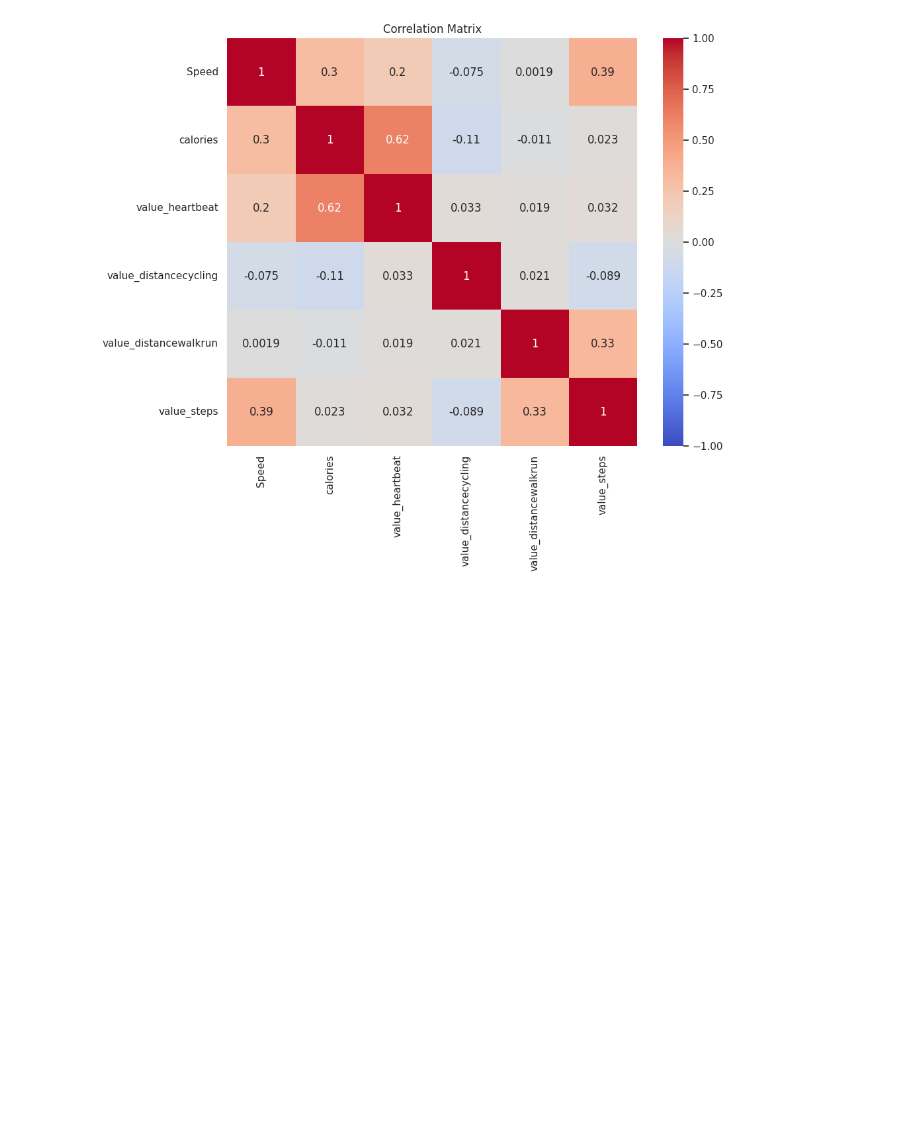
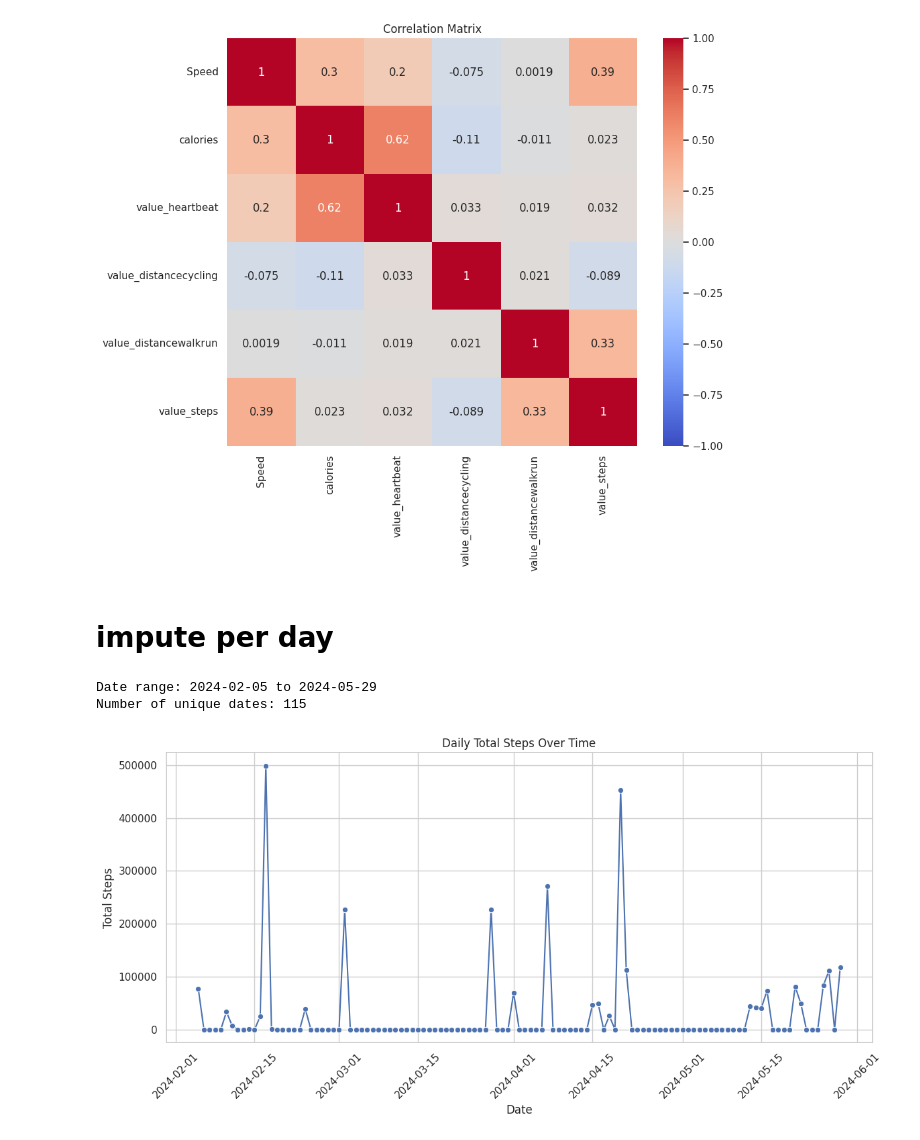
Before and after one commit to TKendel/MLQL, a Jupyter notebook: filling_steps.ipynb, the cells around one changed output. Cells and saved outputs as stored; diff of their text form; code cells hidden in the pictures; blank space fills up the shorter version.

Commit message:
filled steps

```diff
--- a/filling_steps.ipynb
+++ b/filling_steps.ipynb
@@ -345,3 +254,78 @@ plt.show()
 [figure]
 [figure]
 [figure]
+# %% [markdown]
+# impute per day
+# %%
+import pandas as pd
+from sklearn.impute import SimpleImputer
+import numpy as np
+
+file_path = '/content/drive/MyDrive/MLQL/df_file_test.csv'
+data = pd.read_csv(file_path)
+data['Timestamp'] = pd.to_datetime(data['Timestamp'])
+data.rename(columns={'value': 'calories'}, inplace=True)
+
+def label_activity(row):
+    if row['value_distancecycling'] > 0:
+        return 'Cycling'
+    elif row['value_distancewalkrun'] > 0:
+        return 'Running/Walking'
+    else:
+        return 'Relaxing'
+
+data['activity_type'] = data.apply(label_activity, axis=1)
+
+data['value_distancecycling'] = data['value_distancecycling'].fillna(0)
+data['value_distancewalkrun'] = data['value_distancewalkrun'].fillna(0)
+
+imputer = SimpleImputer(strategy='mean')
+numeric_columns = ['Speed', 'calories', 'value_heartbeat']
+data[numeric_columns] = imputer.fit_transform(data[numeric_columns])
+
+data['date'] = data['Timestamp'].dt.date
+
+data['value_steps'].replace(0, np.nan, inplace=True)
+data['value_steps'] = data['value_steps'].interpolate(method='linear')
+
+# Check the date range
+print(f"Date range: {data['date'].min()} to {data['date'].max()}")
+
+all_dates = pd.date_range(start=data['date'].min(), end=data['date'].max(), freq='D')
+all_dates_df = pd.DataFrame(all_dates, columns=['date'])
+all_dates_df['date'] = all_dates_df['date'].dt.date
+
+data['date'] = pd.to_datetime(data['date'])
+all_dates_df['date'] = pd.to_datetime(all_dates_df['date'])
+data = pd.merge(all_dates_df, data, on='date', how='left')
+
+# Group by date and aggregate
+daily_data = data.groupby('date').agg({
+    'Speed': 'mean',
+    'calories': 'mean',
+    'value_heartbeat': 'mean',
+    'value_distancecycling': 'mean',
+    'value_distancewalkrun': 'mean',
+    'value_steps': 'sum'
+}).reset_index()
+
+print(f"Number of unique dates: {daily_data['date'].nunique()}")
+# %% [output]
+Date range: 2024-02-05 to 2024-05-29
+Number of unique dates: 115
+# %%
+import matplotlib.pyplot as plt
+import seaborn as sns
+
+sns.set(style="whitegrid")
+
+plt.figure(figsize=(12, 6))
+sns.lineplot(x='date', y='value_steps', data=daily_data, marker='o')
+plt.title('Daily Total Steps Over Time')
+plt.xlabel('Date')
+plt.ylabel('Total Steps')
+plt.xticks(rotation=45)
+plt.tight_layout()
+plt.show()
+# %% [output]
+[figure, added]
```
Also changed, not shown: parts of 11 cells of this notebook, 1 other file.
